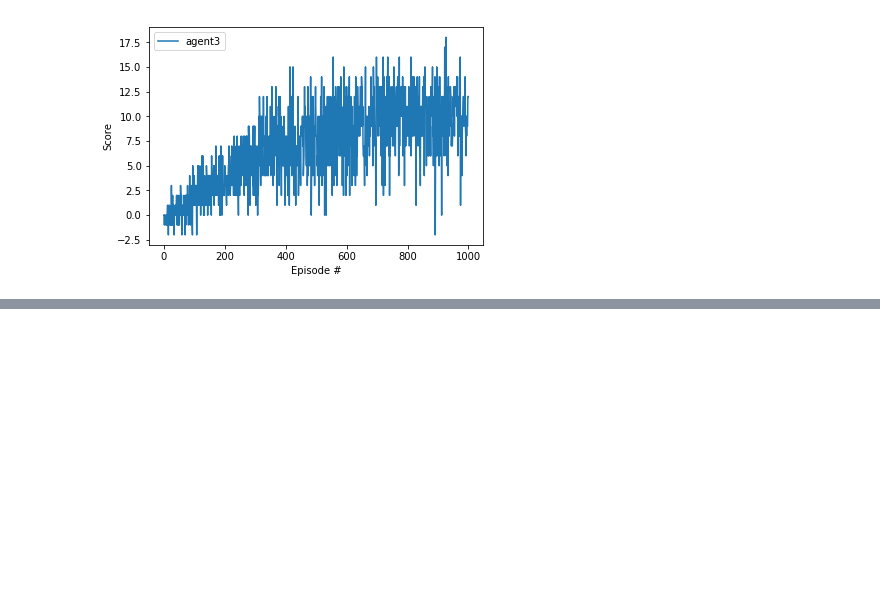
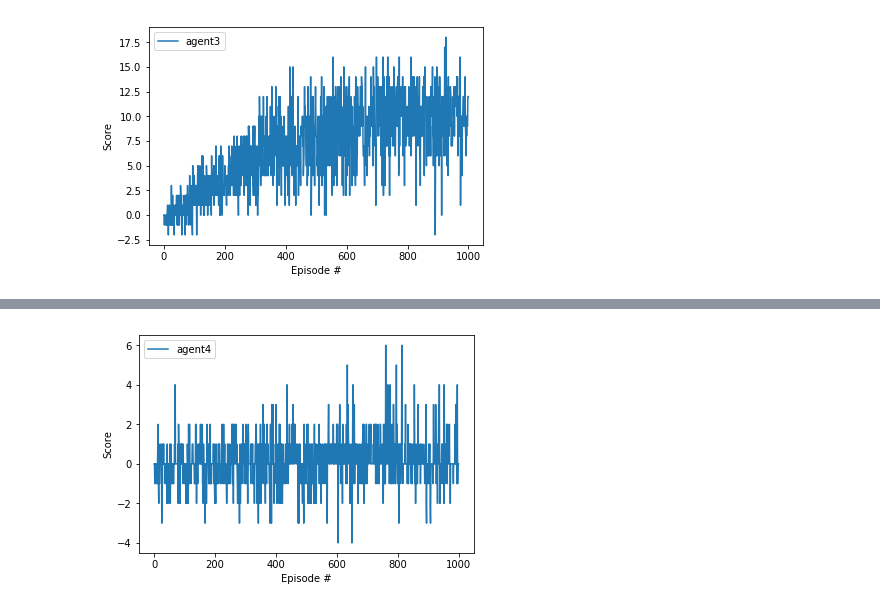
Before and after one commit to tessavdheiden/deep-rl-udacity, a Jupyter notebook: Report.ipynb, the cells around one changed output, grey strips where cells are left out. Drawn from its saved outputs; the diff is of its cells as text; code cells hidden in the pictures; blank space fills up the shorter version.

Commit message:
added double dqn

```diff
--- a/Report.ipynb
+++ b/Report.ipynb
@@ -252,0 +223,26 @@ plt.show()
+# %%
+from unityagents import UnityEnvironment
+from models.dqn_agent import DQNAgent
+from training.q_learning import dqn_unity
+
+env = UnityEnvironment(file_name="Banana_Linux/Banana.x86")
+seed=0
+#env = UnityEnvironment(file_name="Banana.app")
+
+# get the default brain
+brain_name = env.brain_names[0]
+brain = env.brains[brain_name]
+
+train_mode = True
+action_size = brain.vector_action_space_size
+env_info = env.reset(train_mode=train_mode)[brain_name] # reset the environment
+state = env_info.vector_observations[0]
+state_size = len(state)
+
+# load model
+agent4 = DQNAgent(state_size, action_size, seed, network_type='linear', config='double')
+
+# start training
+scores4 = dqn_unity(agent4, env, brain_name, env_info, n_episodes=1000, max_t=200, eps_start=1.0, eps_end=0.01, eps_decay=0.995)
+print("Score: {}".format(scores4))
+env.close()
@@ -252,0 +277,11 @@ plt.show()
+# %%
+# plot the scores
+fig = plt.figure()
+ax = fig.add_subplot(111)
+plt.plot(np.arange(len(scores4)), scores4, label=get_var_name(agent4))
+plt.legend()
+plt.ylabel('Score')
+plt.xlabel('Episode #')
+plt.show()
+# %% [output]
+[figure, added]
```
Also changed, not shown: parts of 5 cells of this notebook, 1 other file.
